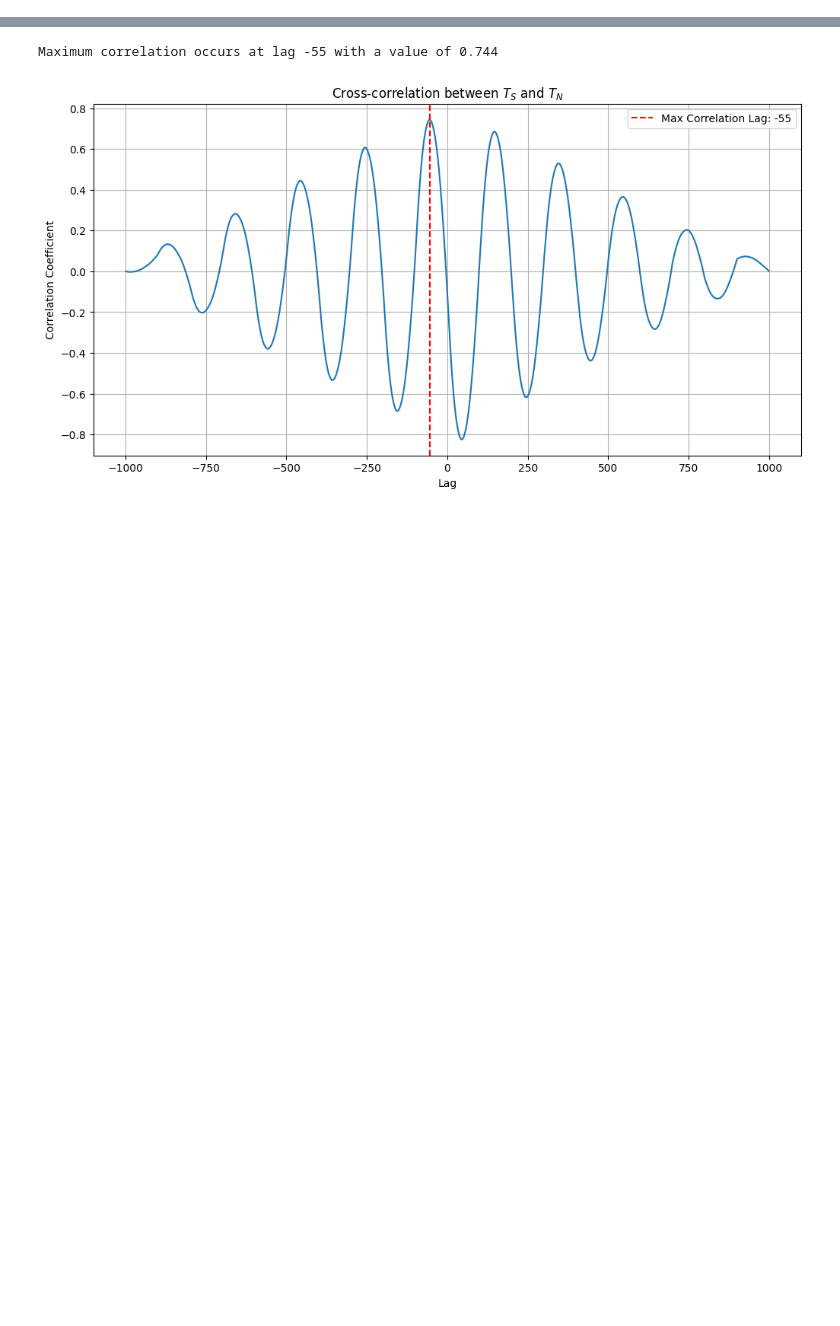
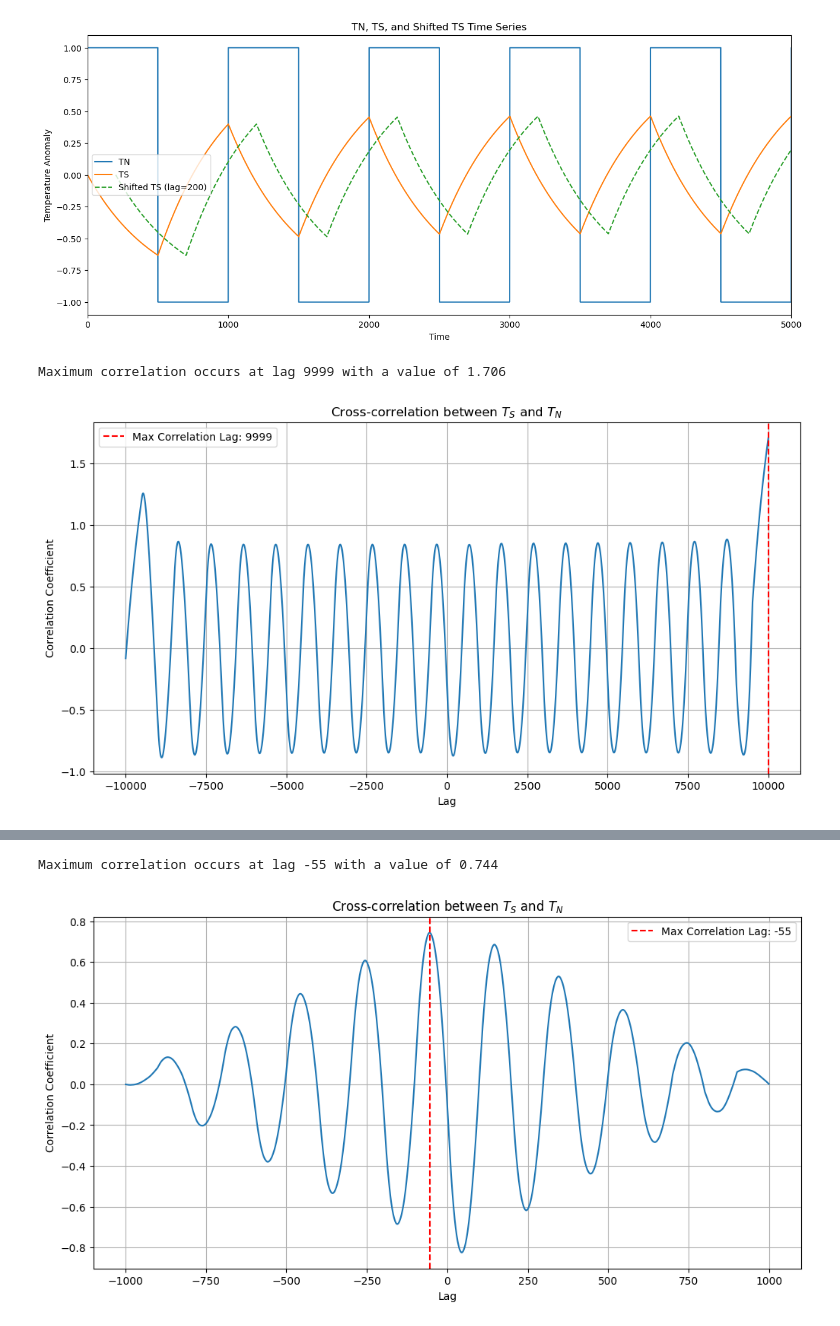
Before and after one commit to Peisong-Zheng/DO_causality, a Jupyter notebook: lag_SJ03_test.ipynb, the cells around one changed output, grey strips where cells are left out. Cells and saved outputs as stored; diff of their text form; code cells hidden in the pictures; blank space fills up the shorter version.

```diff
--- a/lag_SJ03_test.ipynb
+++ b/lag_SJ03_test.ipynb
@@ -0,0 +224,80 @@
+# %%
+import numpy as np
+import matplotlib.pyplot as plt
+from scipy.signal import correlate
+
+# Parameters
+dt = 1
+N = 10000  # Total number of time steps
+t = np.arange(0, N*dt, dt)  # Time vector
+
+# Square wave parameters
+period = 1000
+half_period = period / 2
+
+# Generate TN as a square wave
+TN = np.where((t % period) < half_period, 1, -1)
+
+# Parameter
+tau = 500
+
+# Initialize TS
+TS = np.zeros(N)
+for i in range(N - 1):
+    TS[i + 1] = TS[i] + dt * (1 / tau) * (-TN[i] - TS[i])
+
+# Shift TS to create a lag of 200 units
+lag = 200
+shifted_TS = np.roll(TS, lag)
+shifted_TS[:lag] = np.nan  # Set the first 'lag' values to NaN
+
+# Plotting
+plt.figure(figsize=(15, 6))
+plt.plot(t, TN, label='TN')
+plt.plot(t, TS, label='TS')
+plt.plot(t, shifted_TS, label='Shifted TS (lag=200)', linestyle='--')
+plt.xlim(0, 5000)  # Adjust x-axis limits for better visualization
+plt.xlabel('Time')
+plt.ylabel('Temperature Anomaly')
+plt.title('TN, TS, and Shifted TS Time Series')
+plt.legend()
+plt.show()
+
+# Corrected Cross-Correlation Computation
+# Subtract mean
+TN_demeaned = TN - np.mean(TN)
+TS_demeaned = TS - np.mean(TS)
+
+# Compute cross-correlation using 'full' mode
+corr = correlate(TS_demeaned, TN_demeaned, mode='full')
+
+# Compute the lags
+lags = np.arange(-N + 1, N)
+
+# Normalize the correlation to get the Pearson correlation coefficient at each lag
+# We need to account for the varying number of overlapping points at each lag
+# The denominator is (N - abs(lag)) * std(TS) * std(TN)
+N_lag = N - np.abs(lags)
+corr_coeff = corr / (np.std(TS) * np.std(TN) * N_lag)
+
+# Find the lag where the correlation is maximum
+max_corr_index = np.argmax(corr_coeff)
+optimal_lag = lags[max_corr_index]
+max_corr_value = corr_coeff[max_corr_index]
+
+print(f'Maximum correlation occurs at lag {optimal_lag} with a value of {max_corr_value:.3f}')
+
+# Plot correlation vs. lag
+plt.figure(figsize=(12, 6))
+plt.plot(lags, corr_coeff)
+plt.title('Cross-correlation between $T_S$ and $T_N$')
+plt.xlabel('Lag')
+plt.ylabel('Correlation Coefficient')
+plt.grid(True)
+plt.axvline(x=optimal_lag, color='r', linestyle='--', label=f'Max Correlation Lag: {optimal_lag}')
+plt.legend()
+plt.show()
+# %% [output]
+[figure, added]
+Maximum correlation occurs at lag 9999 with a value of 1.706
+[figure, added]
```
Also changed, not shown: parts of 7 cells of this notebook.
